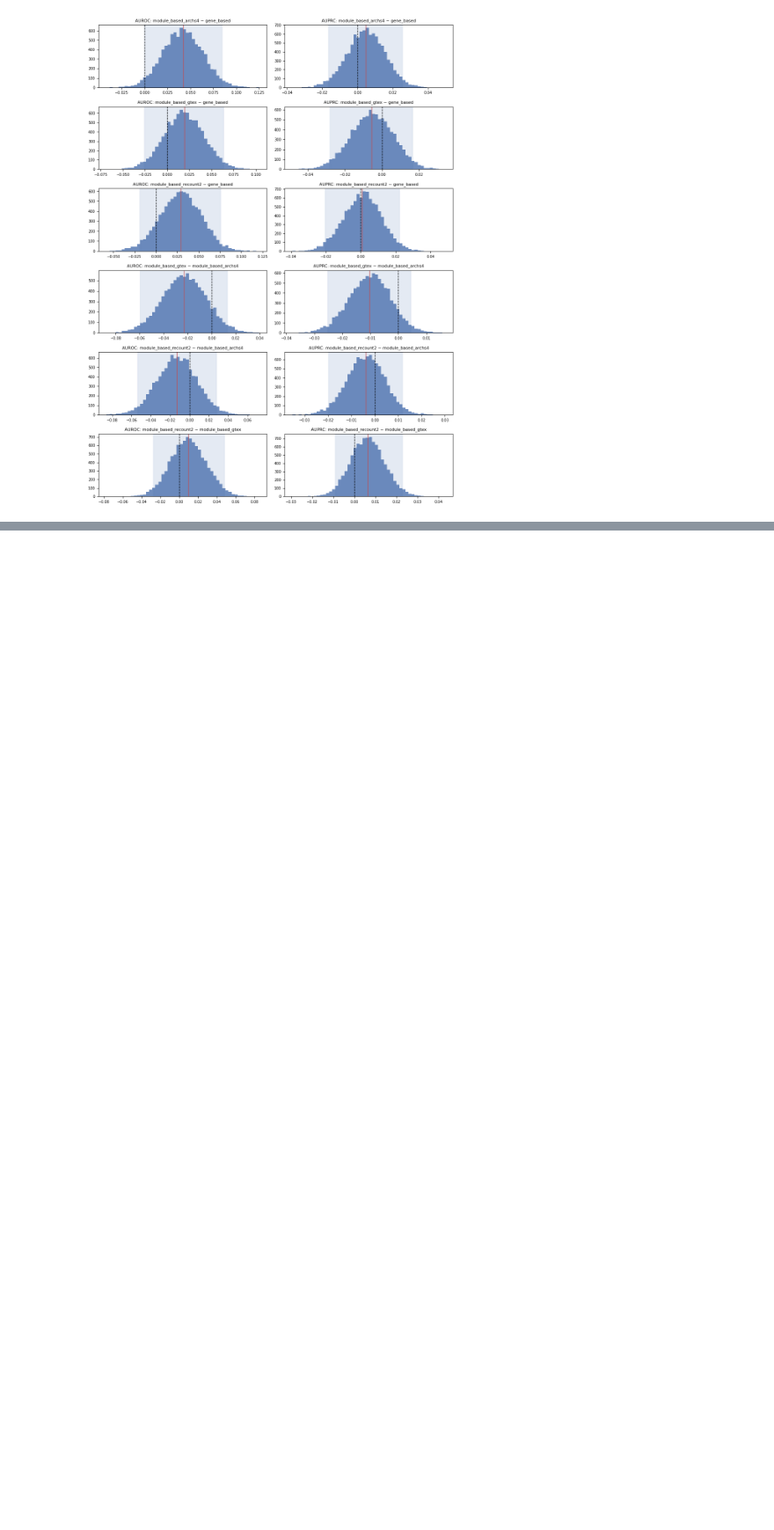
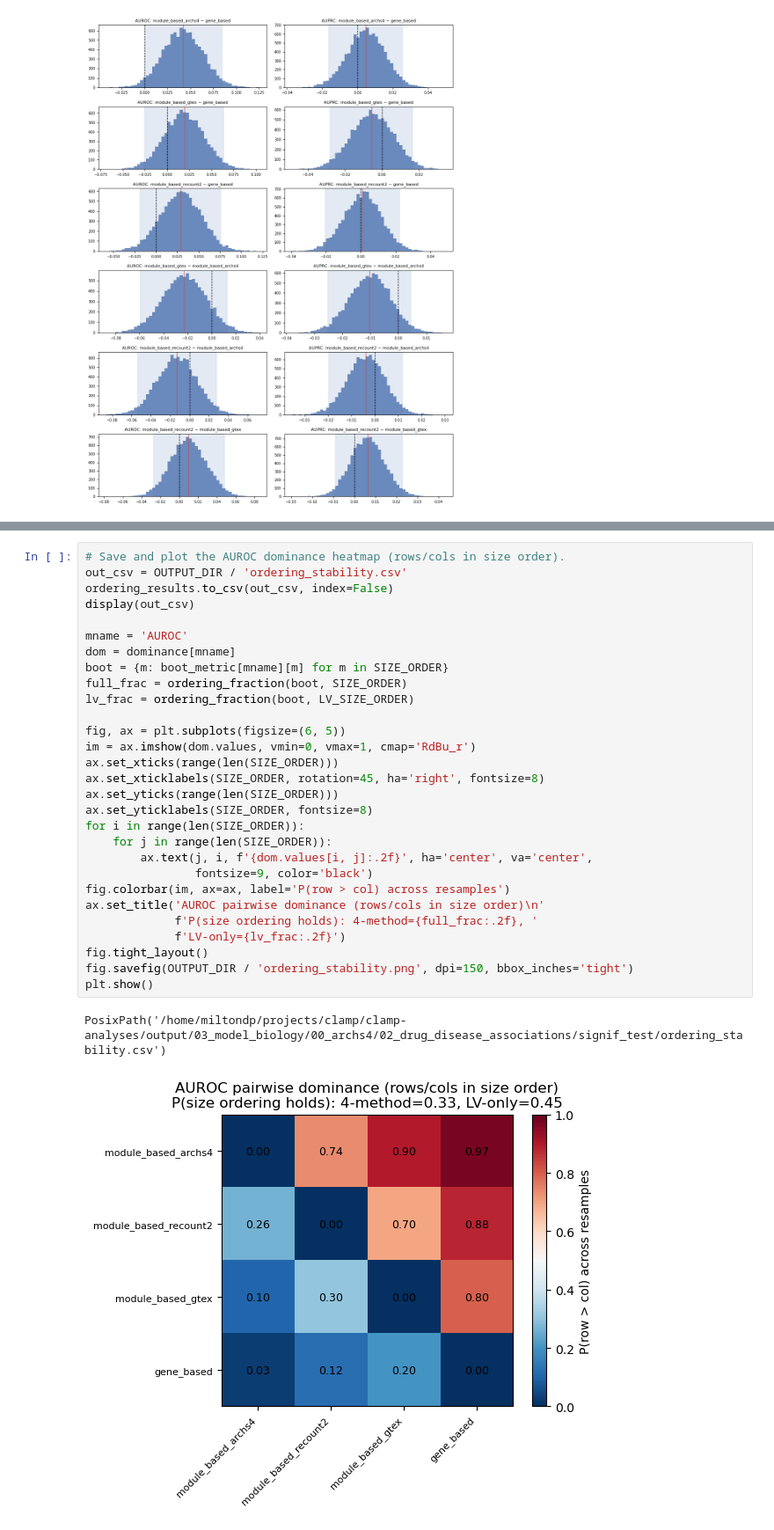
Before and after one commit to miltondp/clamp-analyses, a Jupyter notebook: nbs/03_model_biology/00_archs4/02_drug_disease_associations/signif_test/01_paired_bootstrap_test.ipynb, the cells around one changed output, grey strips where cells are left out. Shown at 88% size. Drawn from its saved outputs; the diff is of its cells as text; blank space fills up the shorter version.

Commit message:
signif_test: add boostrap ordering analysis

```diff
--- a/nbs/03_model_biology/00_archs4/02_drug_disease_associations/signif_test/01_paired_bootstrap_test.ipynb
+++ b/nbs/03_model_biology/00_archs4/02_drug_disease_associations/signif_test/01_paired_bootstrap_test.ipynb
@@ -341,0 +464,32 @@ plt.show()
+# %%
+# Save and plot the AUROC dominance heatmap (rows/cols in size order).
+out_csv = OUTPUT_DIR / 'ordering_stability.csv'
+ordering_results.to_csv(out_csv, index=False)
+display(out_csv)
+
+mname = 'AUROC'
+dom = dominance[mname]
+boot = {m: boot_metric[mname][m] for m in SIZE_ORDER}
+full_frac = ordering_fraction(boot, SIZE_ORDER)
+lv_frac = ordering_fraction(boot, LV_SIZE_ORDER)
+
+fig, ax = plt.subplots(figsize=(6, 5))
+im = ax.imshow(dom.values, vmin=0, vmax=1, cmap='RdBu_r')
+ax.set_xticks(range(len(SIZE_ORDER)))
+ax.set_xticklabels(SIZE_ORDER, rotation=45, ha='right', fontsize=8)
+ax.set_yticks(range(len(SIZE_ORDER)))
+ax.set_yticklabels(SIZE_ORDER, fontsize=8)
+for i in range(len(SIZE_ORDER)):
+    for j in range(len(SIZE_ORDER)):
+        ax.text(j, i, f'{dom.values[i, j]:.2f}', ha='center', va='center',
+                fontsize=9, color='black')
+fig.colorbar(im, ax=ax, label='P(row > col) across resamples')
+ax.set_title('AUROC pairwise dominance (rows/cols in size order)\n'
+             f'P(size ordering holds): 4-method={full_frac:.2f}, '
+             f'LV-only={lv_frac:.2f}')
+fig.tight_layout()
+fig.savefig(OUTPUT_DIR / 'ordering_stability.png', dpi=150, bbox_inches='tight')
+plt.show()
+# %% [output]
+PosixPath('/home/miltondp/projects/clamp/clamp-analyses/output/03_model_biology/00_archs4/02_drug_disease_associations/signif_test/ordering_stability.csv')
+[figure, added]
```
Also changed, not shown: parts of 2 cells of this notebook, 1 other file.
